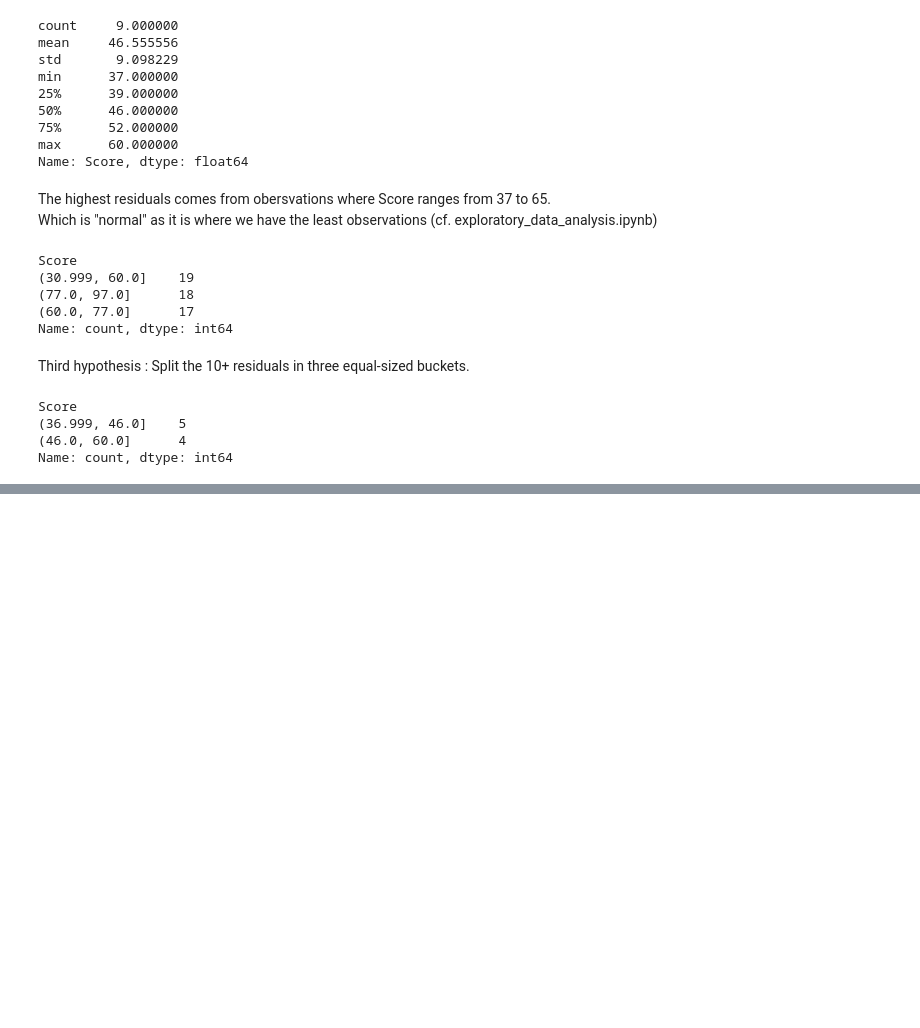
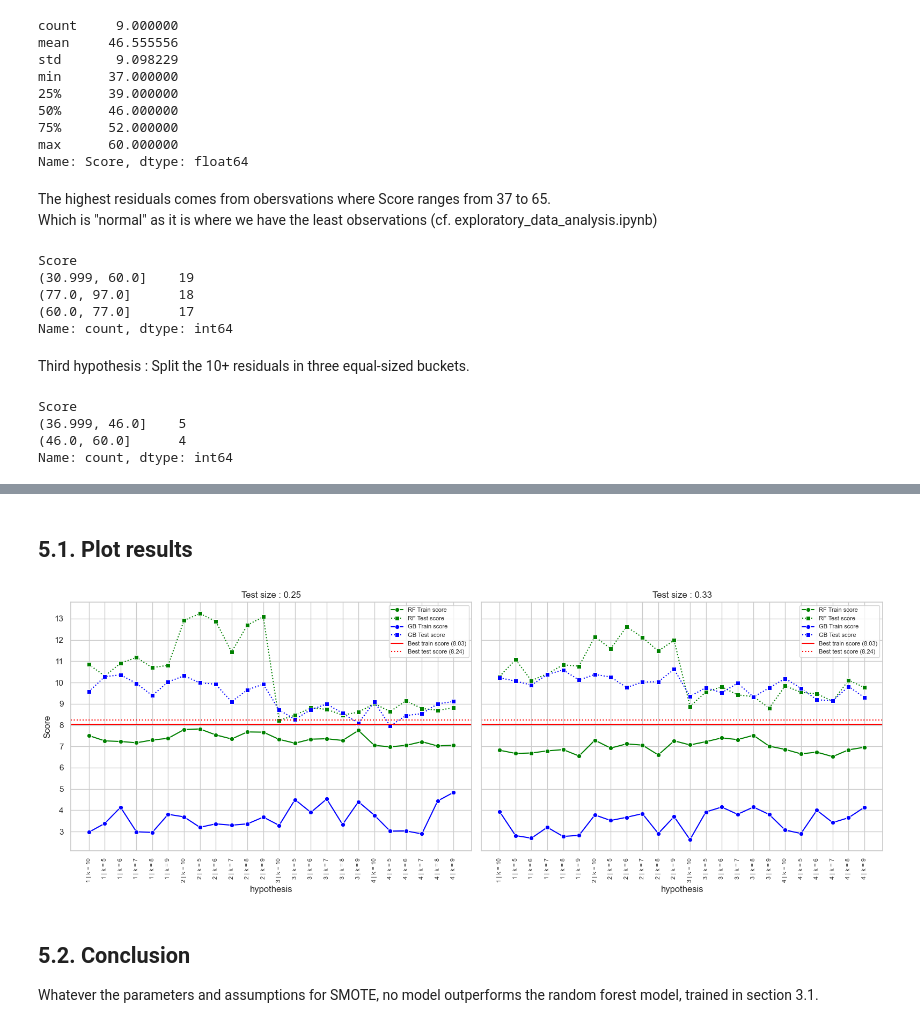
Before and after one commit to irrif/Sleep_score, a Jupyter notebook: sleep_score_regression.ipynb, the cells around one changed output, grey strips where cells are left out. Drawn from its saved outputs; the diff is of its cells as text; code cells hidden in the pictures; blank space fills up the shorter version.

Commit message:
SMOTE conclusion

```diff
--- a/sleep_score_regression.ipynb
+++ b/sleep_score_regression.ipynb
@@ -511,7 +515,7 @@ for i, sleep_class in enumerate(sleep_classes):
     X_train_tmp, X_test_smote, y_train_tmp, y_test_smote = train_test_split(
         df_smote[lasso_features.tolist() + ['Score']],
         df_smote['sleep_class'],
-        test_size=(0.25),
+        test_size=(0.33),
         random_state=RANDOM_STATE
     )
 
@@ -651,0 +582,62 @@ plt.show()
+# %% [markdown]
+## 5.1. Plot results
+# %%
+smote_25 = pd.read_csv('Smote_hypothesis/smote_hypothesis_25_test_size.csv')
+smote_33 = pd.read_csv('Smote_hypothesis/smote_hypothesis_33_test_size.csv')
+
+smote_25['test_size'] = "0.25"
+smote_33['test_size'] = "0.33"
+
+tracking_df = pd.concat([smote_25, smote_33], axis=0)
+tracking_df_sorted = tracking_df.sort_values(by='hypothesis')
+# %%
+fig, axs = plt.subplots(1, 2, figsize=(16, 6), sharey=True)
+plt.yticks(range(3, 14))
+
+models = ['random_forest_train_score', 'random_forest_test_score', 'gboost_train_score', 'gboost_test_score']
+names = ['RF Train score', 'RF Test score', 'GB Train score', 'GB Test score']
+
+for idx, test_size in enumerate(tracking_df_sorted['test_size'].unique()):
+    df_tmp = tracking_df_sorted[tracking_df_sorted['test_size'] == test_size]
+    for model, name in zip(models, names):
+
+        if "forest" in model:
+            color = "green"
+        else:
+            color = "blue"
+
+        if "train" in model:
+            line, marker = "-", "o"
+        else:
+            line, marker = ":", "s"
+
+        sns.lineplot(
+        x=df_tmp['hypothesis'],
+        y=df_tmp[model],
+        label=name,
+        marker=marker,
+        linestyle=line,
+        color=color,
+        ax=axs[idx]
+    )
+
+    axs[idx].axhline(
+        y=8.03, color="red", linestyle="-", linewidth=1.5, label="Best train score (8.03)"
+    )
+
+    axs[idx].axhline(
+        y=8.24, color="red", linestyle=":", linewidth=1.5, label="Best test score (8.24)"
+    )
+
+    axs[idx].set_xticklabels(axs[idx].get_xticklabels(), rotation=90, fontsize=8)
+    axs[idx].set_ylabel("Score")
+    axs[idx].set_title(f'Test size : {test_size}')
+    axs[idx].legend(fontsize=8)
+
+plt.tight_layout()
+plt.show()
+# %% [output]
+[figure, added]
+# %% [markdown]
+## 5.2. Conclusion
+Whatever the parameters and assumptions for SMOTE, no model outperforms the random forest model, trained in section 3.1.
```
Also changed, not shown: parts of 6 cells of this notebook, 2 other files.
